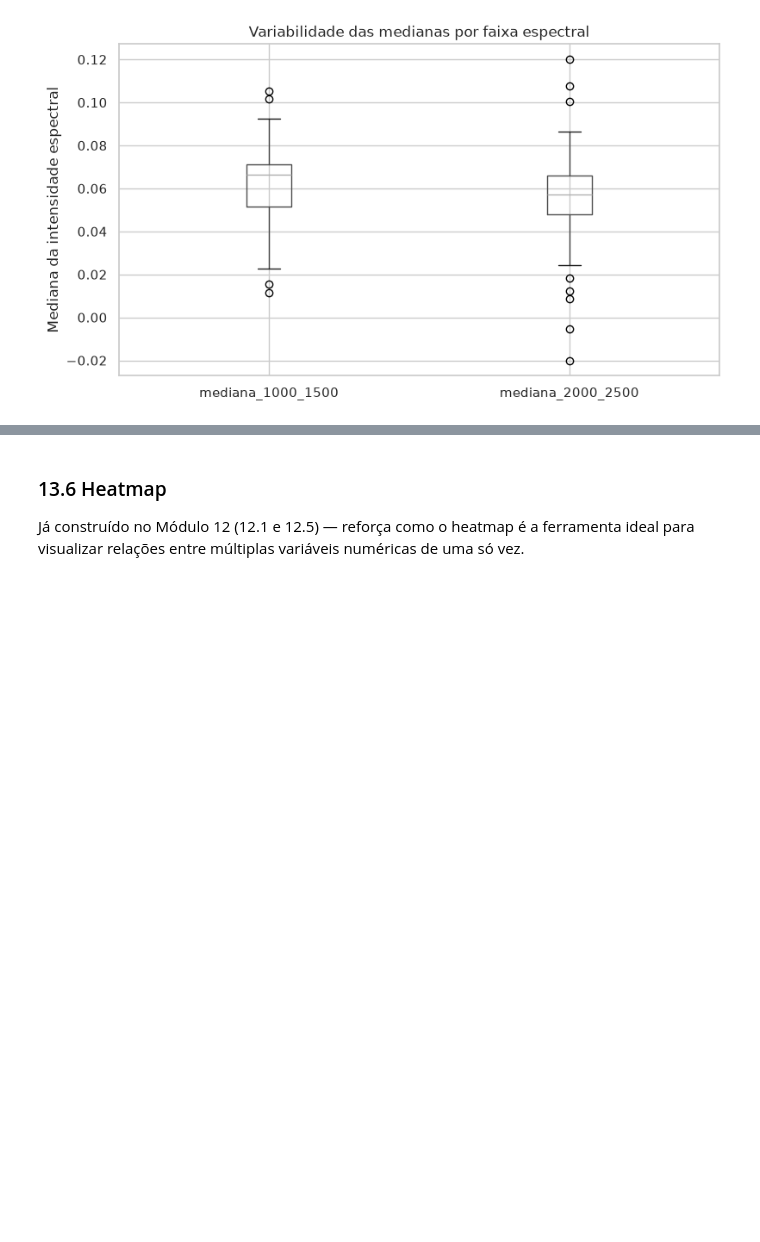
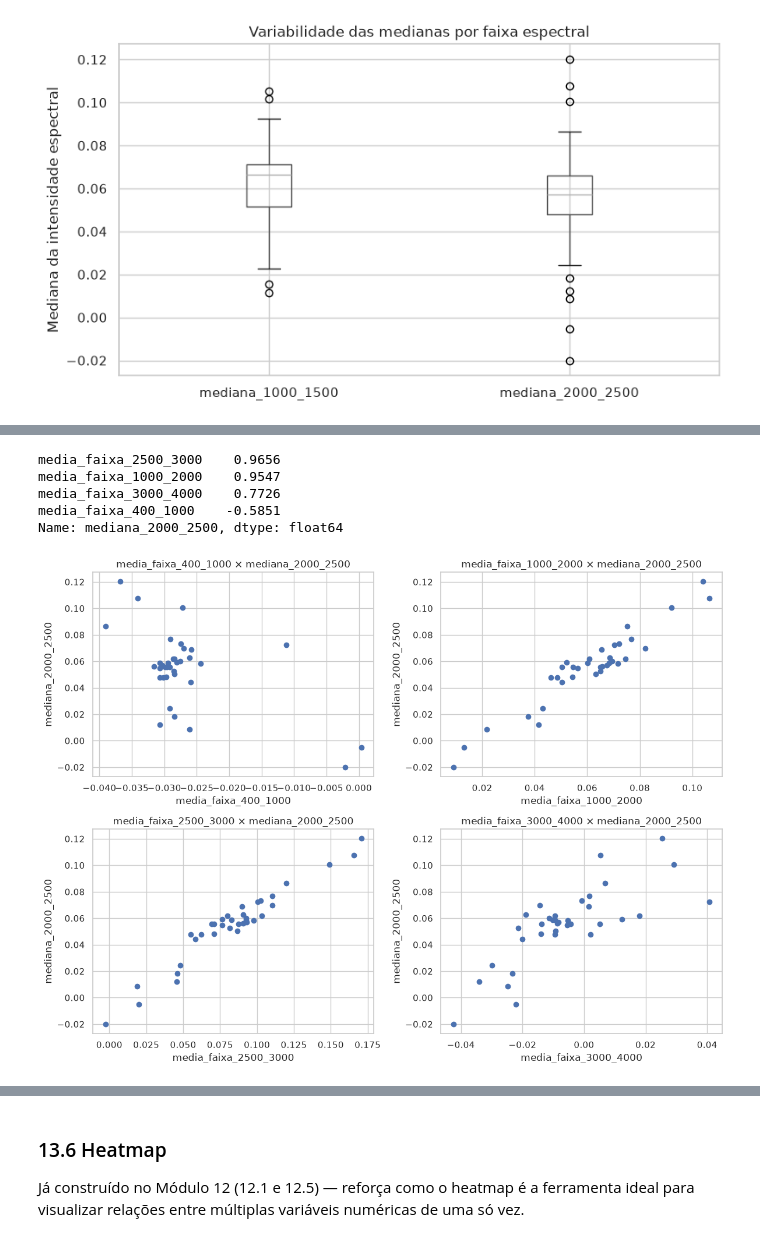
Before and after one commit to Juan-Vyctor/IA, a Jupyter notebook: atividade1/analise_espectros.ipynb, the cells around one changed output, grey strips where cells are left out. Saved outputs shown, nothing was run; the diff lists cells and outputs as text; code cells hidden in the pictures; blank space fills up the shorter version.

Commit message:
novas adicoes de regressao

```diff
--- a/atividade1/analise_espectros.ipynb
+++ b/atividade1/analise_espectros.ipynb
@@ -1018,0 +1025,4 @@ Como podemos observar no boxplot() e interpretar no describe(), a mediana da fai
+# %%
+resumo["mediana_2000_2500"] = medianas_faixas["mediana_2000_2500"]
+
+resumo[["grupo", "mediana_2000_2500"]].round(5)
@@ -1018,0 +1051,21 @@ Como podemos observar no boxplot() e interpretar no describe(), a mediana da fai
+# %%
+faixas_previsao = {
+    "media_faixa_400_1000": (400, 1000),
+    "media_faixa_1000_2000": (1000, 2000),
+    "media_faixa_2500_3000": (2500, 3000),
+    "media_faixa_3000_4000": (3000, 4000)
+}
+
+for nome, (inicio, fim) in faixas_previsao.items():
+    dentro = (
+        (dataframe_limpo["wavenumber"] >= inicio) &
+        (dataframe_limpo["wavenumber"] <= fim)
+    )
+
+    resumo[nome] = dataframe_limpo.loc[
+        dentro, variaveis_numericas
+    ].mean()
+
+features_regressao = list(faixas_previsao.keys())
+
+resumo[features_regressao + ["mediana_2000_2500"]].round(5)
@@ -1018,0 +1090,32 @@ Como podemos observar no boxplot() e interpretar no describe(), a mediana da fai
+# %%
+correlacoes_regressao = (
+    resumo[features_regressao + ["mediana_2000_2500"]]
+    .corr(method="pearson")["mediana_2000_2500"]
+    .drop("mediana_2000_2500")
+    .sort_values(key=abs, ascending=False)
+)
+
+correlacoes_regressao.round(4)
+# %% [output]
+media_faixa_2500_3000    0.9656
+media_faixa_1000_2000    0.9547
+media_faixa_3000_4000    0.7726
+media_faixa_400_1000    -0.5851
+Name: mediana_2000_2500, dtype: float64
+# %%
+fig, axes = plt.subplots(2, 2, figsize=(12, 9))
+
+for ax, feature in zip(axes.flatten(), features_regressao):
+    ax.scatter(
+        resumo[feature],
+        resumo["mediana_2000_2500"]
+    )
+
+    ax.set_xlabel(feature)
+    ax.set_ylabel("mediana_2000_2500")
+    ax.set_title(f"{feature} × mediana_2000_2500")
+
+plt.tight_layout()
+plt.show()
+# %% [output]
+[figure, added]
```
Also changed, not shown: parts of 16 cells of this notebook.
